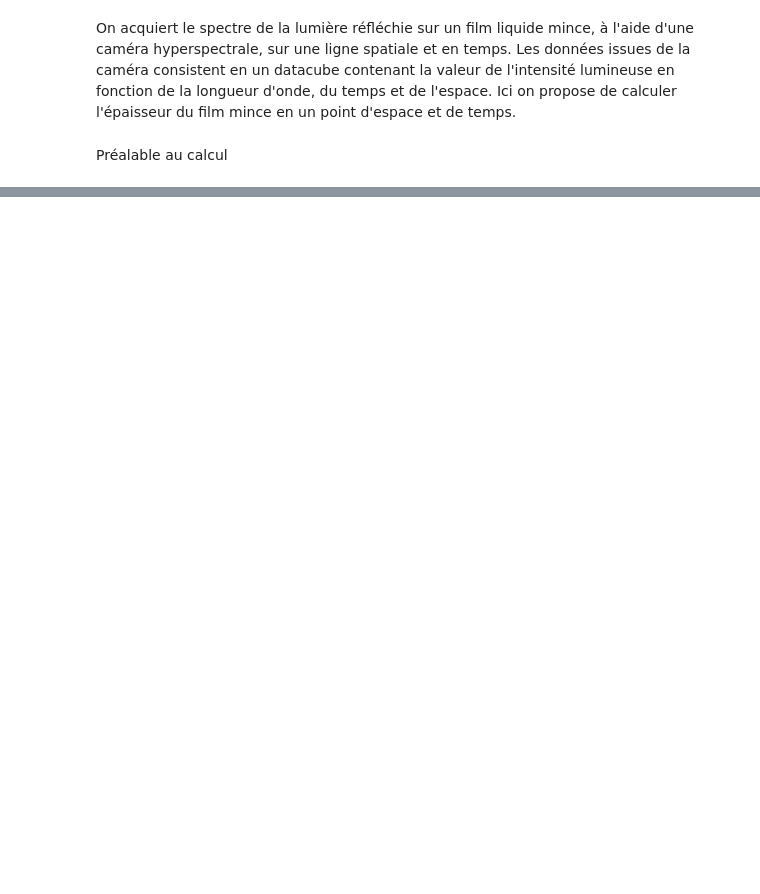
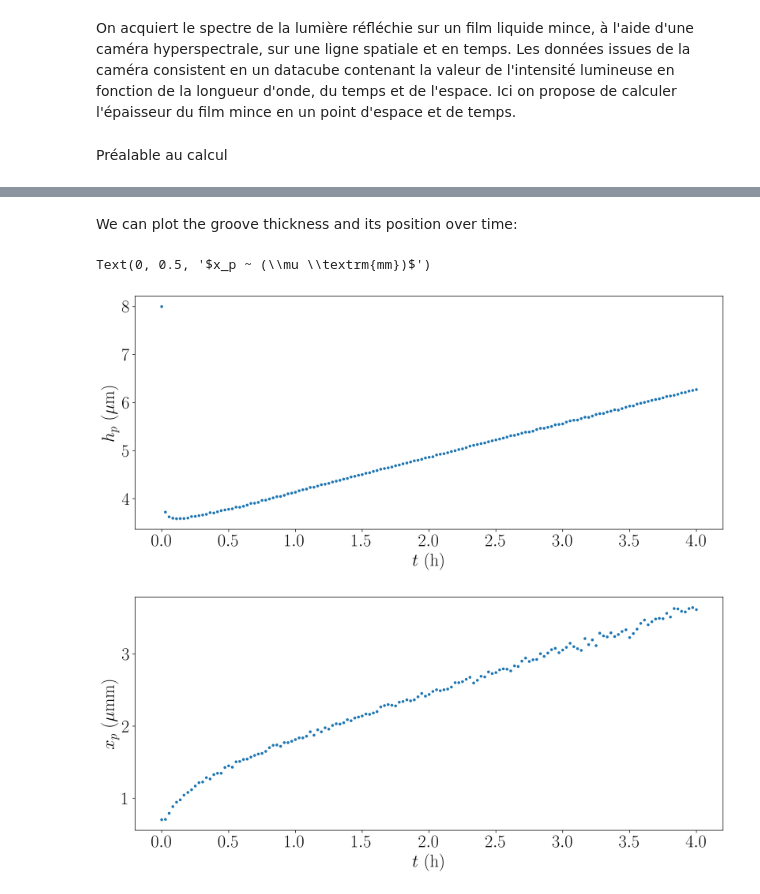
Before and after one commit to aliciaaef/thin-film-hyperspectral, a Jupyter notebook: main.ipynb, the cells around one changed output, grey strips where cells are left out. Drawn from its saved outputs; the diff is of its cells as text; code cells hidden in the pictures; blank space fills up the shorter version.

```diff
--- a/main.ipynb
+++ b/main.ipynb
@@ -163,0 +101,7 @@ sns.regplot(df[20:],x='t (h)',y='$x_p$ (mm)')
+# %%
+#min value
+hp = np.nanmin(thickness,1)
+#location of min value
+xp = np.zeros_like(v_time)
+for i in range(len(v_time)):
+    xp[i] = v_space[np.where(thickness[i,:]==hp[i])[0][0]] #taking the first occurence of the minimum (there can be at most two here, see next cell)
@@ -163,0 +141,16 @@ sns.regplot(df[20:],x='t (h)',y='$x_p$ (mm)')
+# %% [markdown]
+We can plot the groove thickness and its position over time:
+# %%
+plt.figure(figsize=(15,6))
+plt.plot(v_time/3600,hp/1000,'.')
+plt.xlabel(r'$t ~ (\textrm{h})$')
+plt.ylabel(r'$h_p ~ (\mu \textrm{m})$')
+
+plt.figure(figsize=(15,6))
+plt.plot(v_time/3600,xp*1000,'.')
+plt.xlabel(r'$t ~ (\textrm{h})$')
+plt.ylabel(r'$x_p ~ (\mu \textrm{mm})$')
+# %% [output]
+Text(0, 0.5, '$x_p ~ (\\mu \\textrm{mm})$')
+[figure, added]
+[figure, added]
```
Also changed, not shown: parts of 43 cells of this notebook.
